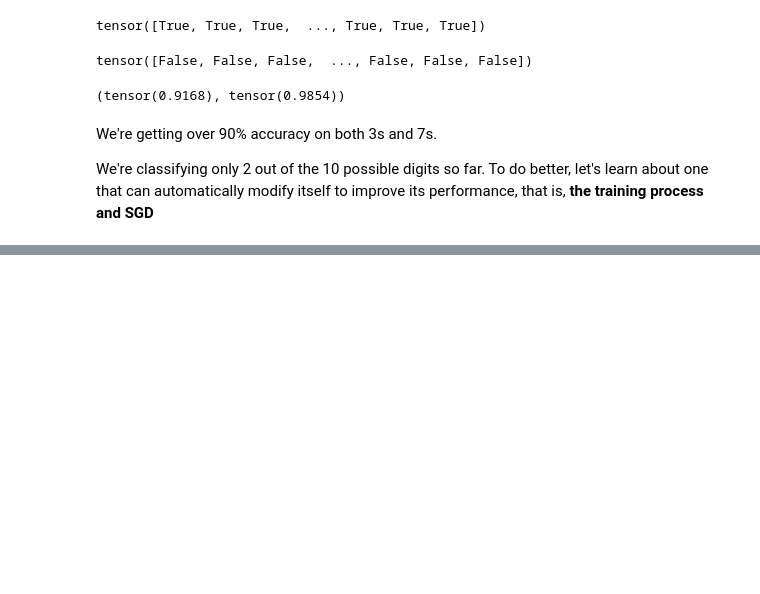
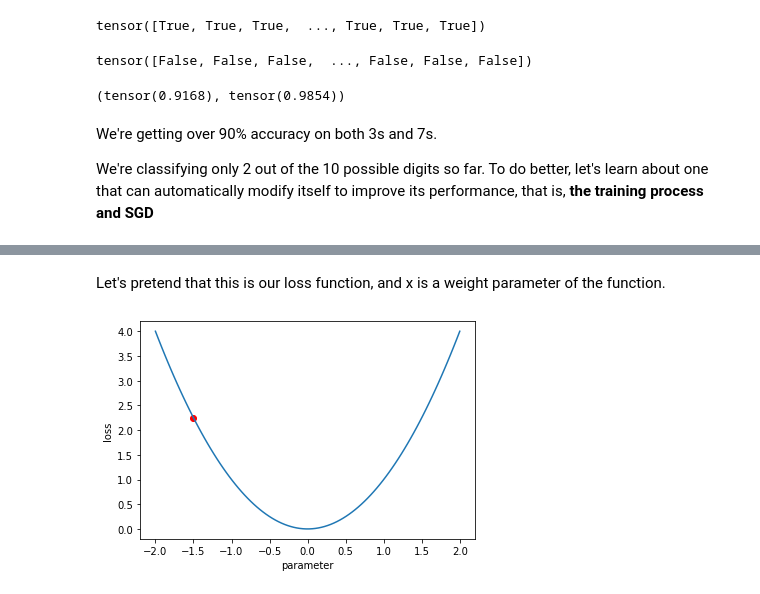
Before and after one commit to ttcielott/Deep-Learning-with-PyTorch, a Jupyter notebook: Chapter4_Under_the_hood.ipynb, the cells around one changed output, grey strips where cells are left out. Drawn from its saved outputs; the diff is of its cells as text; code cells hidden in the pictures; blank space fills up the shorter version.

```diff
--- a/Chapter4_Under_the_hood.ipynb
+++ b/Chapter4_Under_the_hood.ipynb
@@ -518,0 +541,10 @@ We want to find the specific values for the vector *w* that causes the result of
+# %% [markdown]
+Let's pretend that this is our loss function, and x is a weight parameter of the function.
+# %%
+# pick a random value for a paramater
+# calculate the value of the loss
+plot_function(f, tx= 'parameter', ty= 'loss')
+plt.scatter(-1.5, f(-1.5), color = 'red')
+plt.show()
+# %% [output]
+[figure, added]
```
Also changed, not shown: parts of 23 cells of this notebook.
